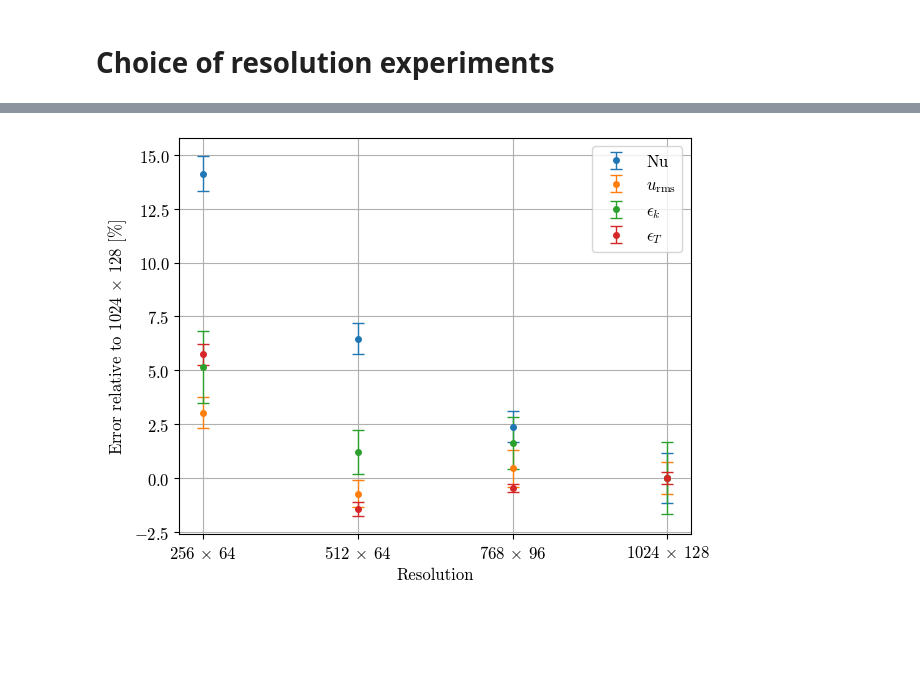
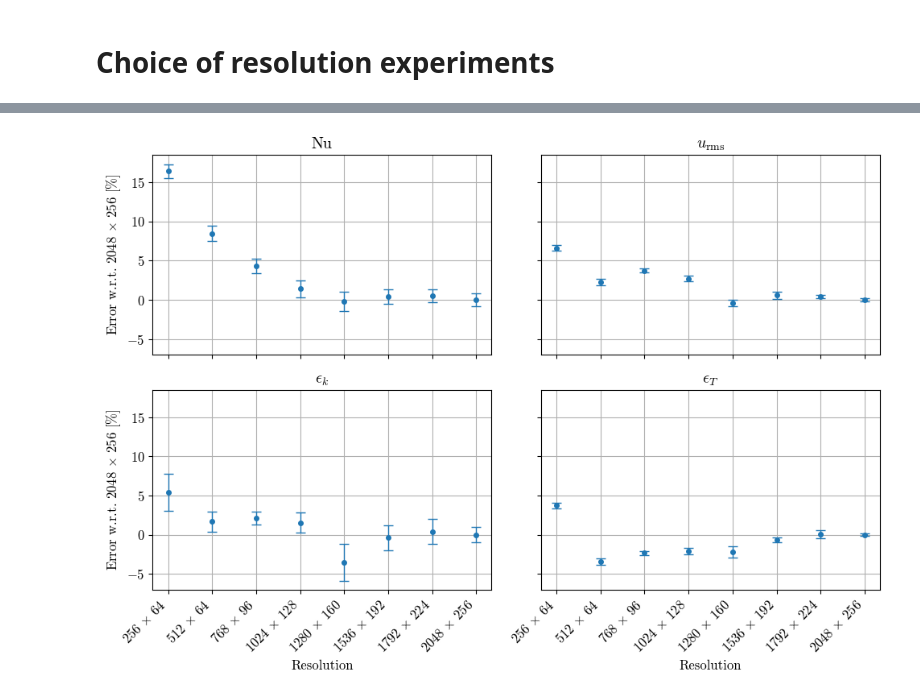
Before and after one commit to tschanzer/honours-project, a Jupyter notebook: final_notebooks/choose_resolution.ipynb, the cells around one changed output, grey strips where cells are left out. Saved outputs shown, nothing was run; the diff lists cells and outputs as text; code cells hidden in the pictures; blank space fills up the shorter version.

Commit message:
Generate final resolution dependence plots

```diff
--- a/final_notebooks/choose_resolution.ipynb
+++ b/final_notebooks/choose_resolution.ipynb
@@ -34,19 +29,25 @@ RUNS = [
     (512, 64),
     (768, 96),
     (1024, 128),
+    (1280, 160),
+    (1536, 192),
+    (1792, 224),
+    (2048, 256),
 ]
-HIGHEST = (1024, 128)
-SPIN_UP_TIME = 600.
-AVG_TIME = 200.
+HIGHEST = (2048, 256)
+FINE_INIT_TIME = 650.
+SPIN_UP_TIME = 750.
+AVG_TIME = 150.
 # %%
 data = {}
 for res in RUNS:
-    t_chunks = 1024*128/np.product(res)*50
+    t_chunks = 1024*128/np.product(res)*100
     t_chunks = round(t_chunks/10)*10
     data[res] = xr.open_mfdataset(
         data_path + f'{res[0]}x{res[1]}/*.nc',
         chunks = {'x': -1, 'z': -1, 't': t_chunks}
     )
+    if res[0] > 1024: data[res]['t'] = data[res]['t'] + FINE_INIT_TIME
     data[res] = data[res].isel(t=(data[res].t >= SPIN_UP_TIME))
 # %%
 nusselt = {}
@@ -69,35 +70,37 @@ metrics = {
     r'$\epsilon_T$': eps_T,
 }
 # %%
-fig, ax = plt.subplots()
+fig, axes = plt.subplots(2, 2, sharex=True, sharey=True, figsize=(10, 7))
 
-for name, var in metrics.items():
+for ax, (name, var) in zip(axes.ravel(), metrics.items()):
     mean_highest, delta_highest = stats.mean_and_uncertainty(
         var[HIGHEST], 't', AVG_TIME,
     )
     means = []
     deltas = []
     for res in RUNS:
         mean, delta = stats.mean_and_uncertainty(var[res], 't', AVG_TIME)
         means.append((mean/mean_highest - 1)*100)
         deltas.append(delta/mean_highest*100)
 
     ax.errorbar(
         [f'{res[0]} $\\times$ {res[1]}' for res in RUNS], means, yerr=deltas,
-        label=name, capsize=4, elinewidth=1, marker='.', linestyle='',
+        capsize=4, elinewidth=1, marker='.', linestyle='',
         capthick=1, markersize=8,
     )
+    ax.set_title(name)
+    ax.grid()
 
-# ax.plot([HIGHEST[0]], [0], 'k^', markersize=10, label='``truth"')
+for ax in axes[-1,:]:
+    ax.set_xlabel('Resolution')
+    ax.set_xticks(ax.get_xticks(), ax.get_xticklabels(), rotation=45, ha='right')
 
-ax.legend()
-ax.grid()
-ax.set(
-    xlabel='Resolution',
-    ylabel=f'Error relative to {HIGHEST[0]} $\\times$ {HIGHEST[1]} [%]',
-)
+for ax in axes[:,0]: ax.set_ylabel(
+    f'Error w.r.t. {HIGHEST[0]} $\\times$ {HIGHEST[1]} [%]')
+
 fig.tight_layout()
+fig.savefig(fig_path + 'resolution_dependence.pdf')
 # %% [output]
-[figure, old version]
+[figure, new version]
 # %%
 client.close()
```
Also changed, not shown: parts of 2 cells of this notebook, 1 other file.
